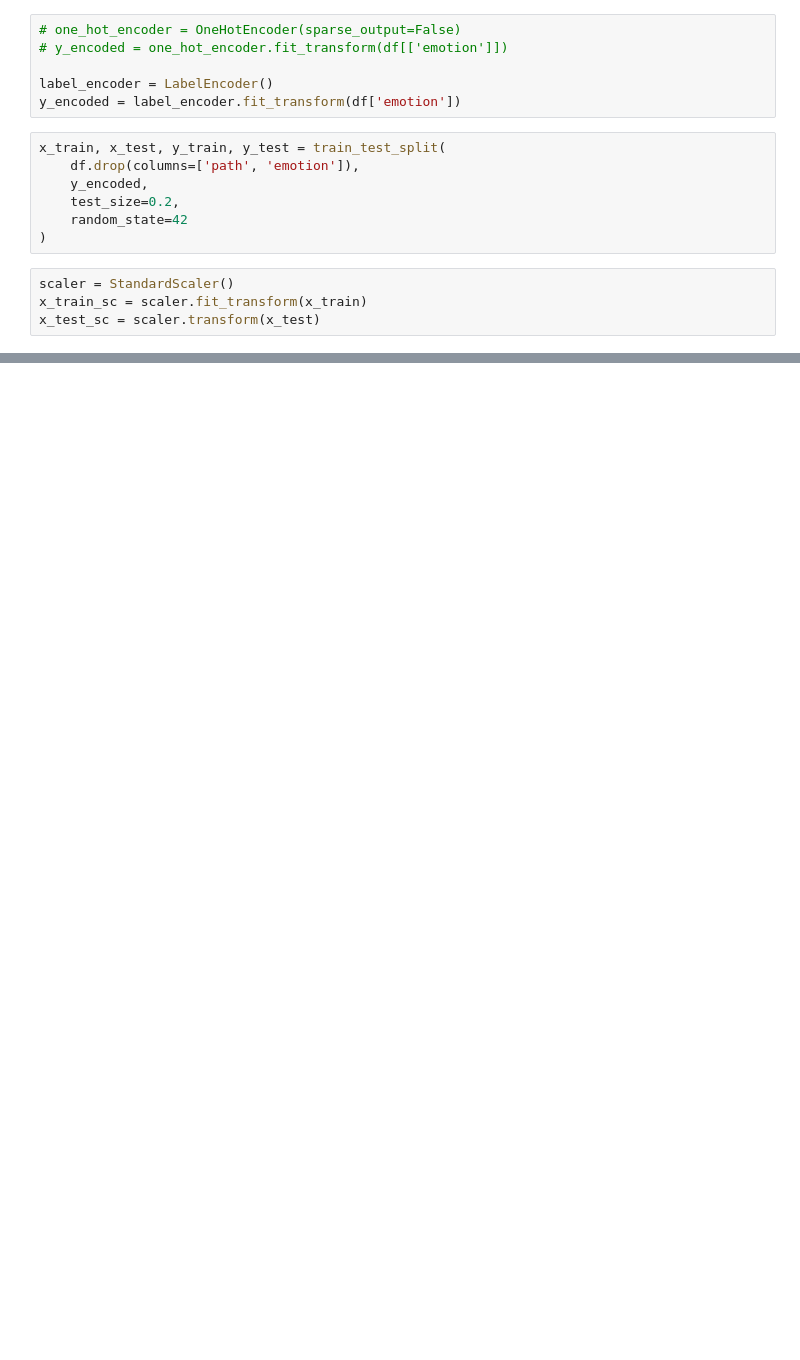
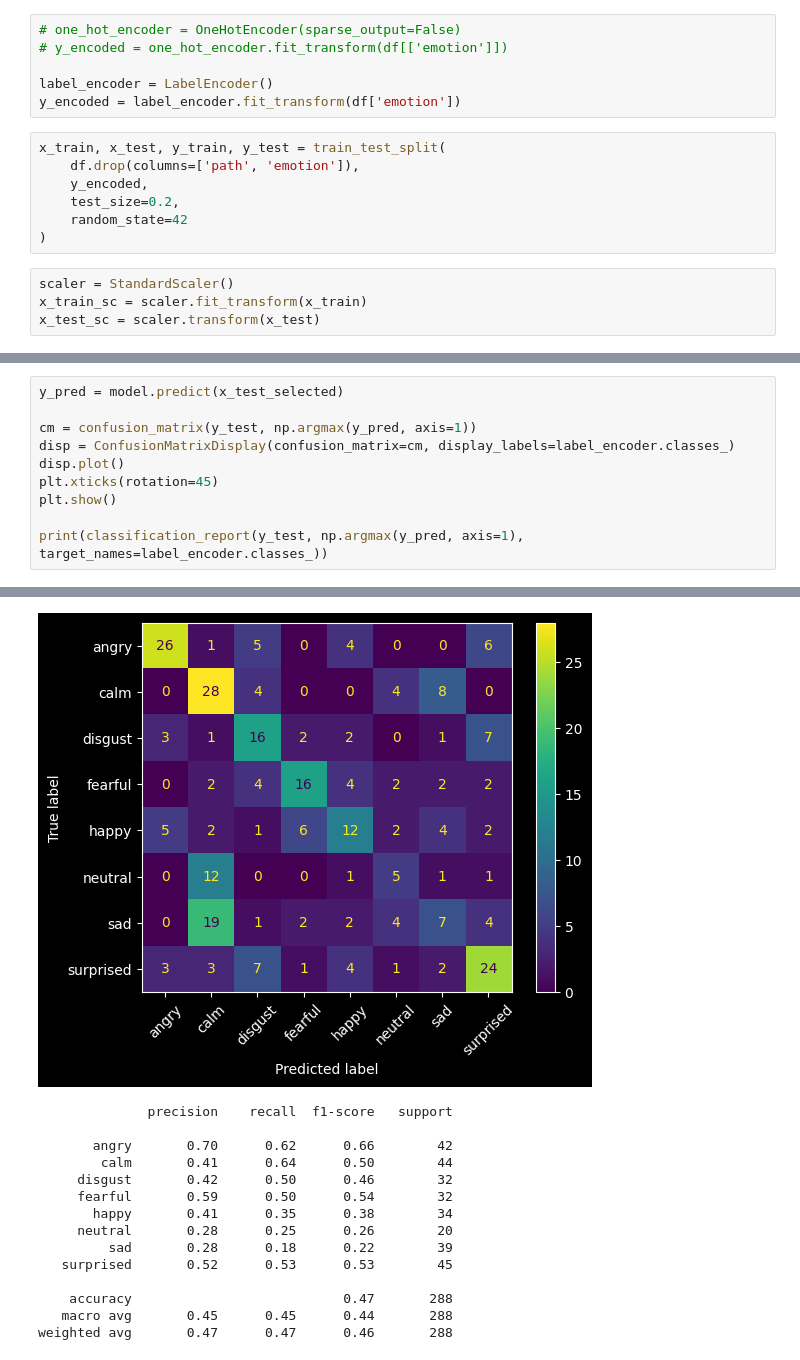
Before and after one commit to avbormalviya/Emotion-Recognition-from-Voice, a Jupyter notebook: model.ipynb, the cells around one changed output, grey strips where cells are left out. Cells and saved outputs as stored; diff of their text form; blank space fills up the shorter version.

```diff
--- a/model.ipynb
+++ b/model.ipynb
@@ -172,0 +219,11 @@ plt.show()
+# %%
+y_pred = model.predict(x_test_selected)
+
+cm = confusion_matrix(y_test, np.argmax(y_pred, axis=1))
+disp = ConfusionMatrixDisplay(confusion_matrix=cm, display_labels=label_encoder.classes_)
+disp.plot()
+plt.xticks(rotation=45)
+plt.show()
+
+print(classification_report(y_test, np.argmax(y_pred, axis=1), target_names=label_encoder.classes_))
+# %% [output]
@@ -172,0 +231,15 @@ plt.show()
+[figure, added]
+              precision    recall  f1-score   support
+
+       angry       0.70      0.62      0.66        42
+        calm       0.41      0.64      0.50        44
+     disgust       0.42      0.50      0.46        32
+     fearful       0.59      0.50      0.54        32
+       happy       0.41      0.35      0.38        34
+     neutral       0.28      0.25      0.26        20
+         sad       0.28      0.18      0.22        39
+   surprised       0.52      0.53      0.53        45
+
+    accuracy                           0.47       288
+   macro avg       0.45      0.45      0.44       288
+weighted avg       0.47      0.47      0.46       288
```
Also changed, not shown: parts of 10 cells of this notebook.
